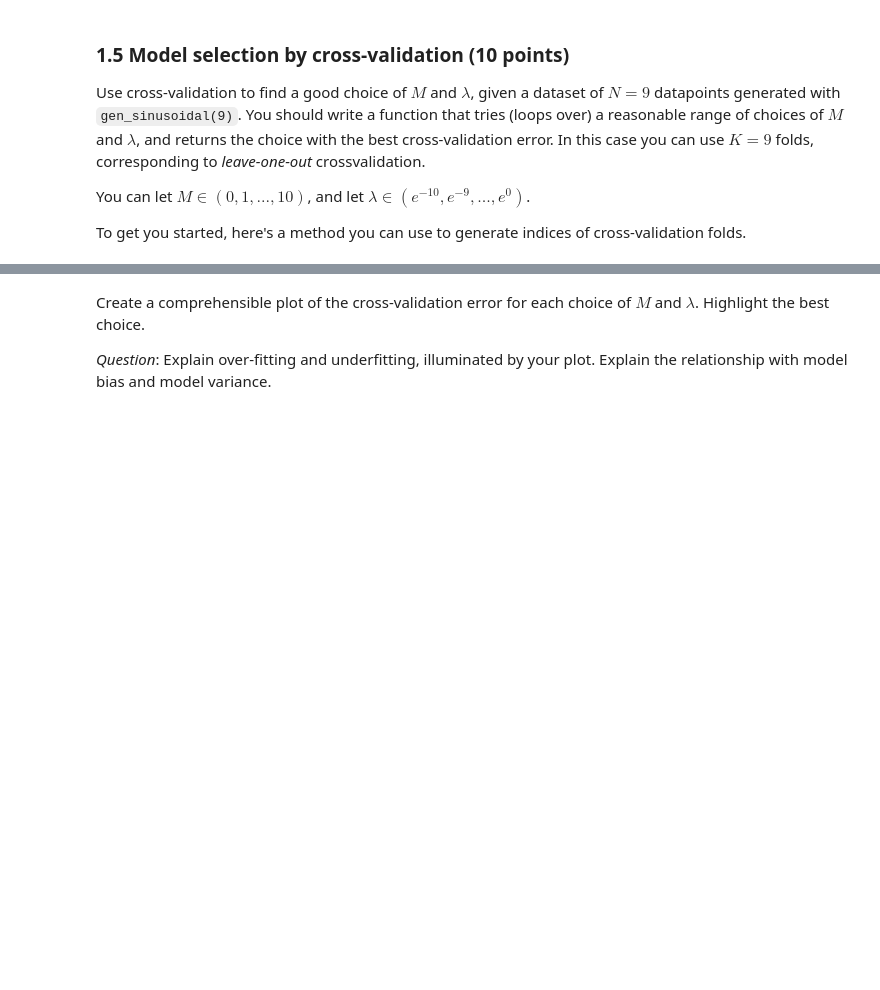
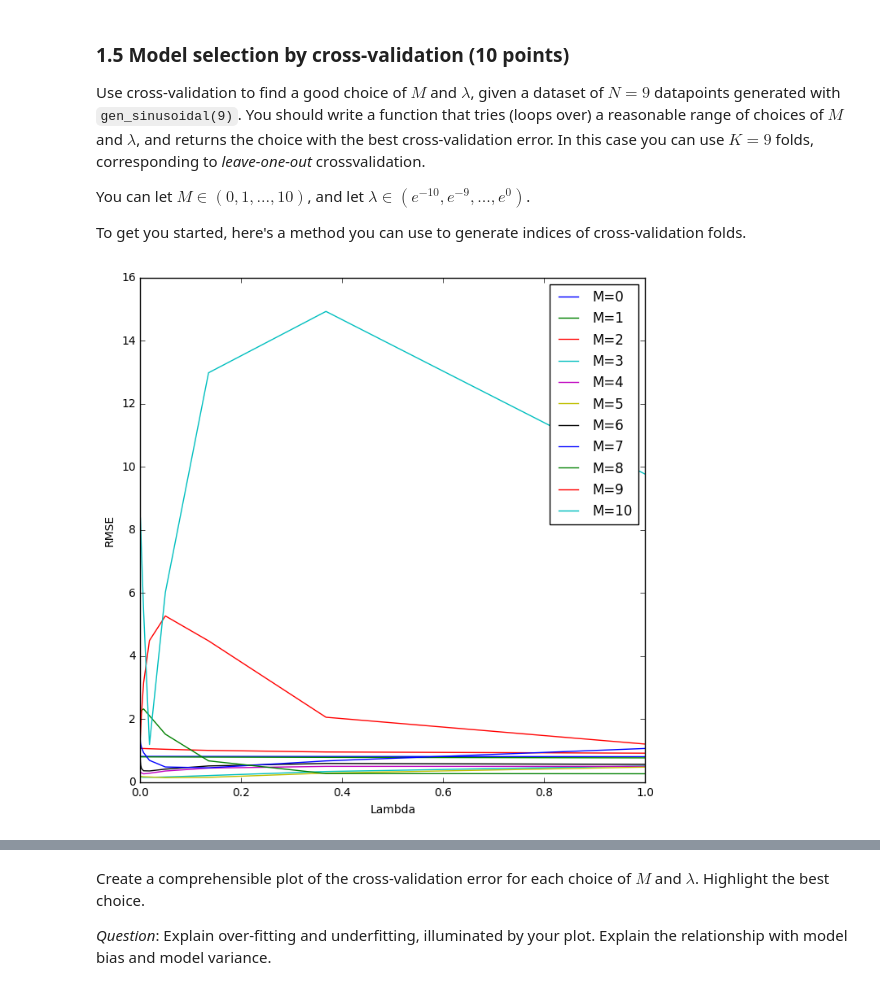
Before and after one commit to Vasileios-Charatsidis/machine_learning_1_labs, a Jupyter notebook: dana.ipynb, the cells around one changed output, grey strips where cells are left out. Saved outputs shown, nothing was run; the diff lists cells and outputs as text; code cells hidden in the pictures; blank space fills up the shorter version.

Commit message:
1.5 extended error

```diff
--- a/dana.ipynb
+++ b/dana.ipynb
@@ -93,6 +159,16 @@ Write a method `fit_polynomial_reg(x, t, M, lamb)` that fits a _regularized_ $M$
 $E(\bw) = \frac{1}{2} (\bPhi\bw - \bt)^T(\bPhi\bw - \bt) + \frac{\lambda}{2} \mathbf{w}^T \mathbf{w}$
 
 For background, see section 3.1.4 of Bishop's book.
+# %%
+# computes $w = \lp \Phi^T \Phi\rp^{-1} \cdot \Phi \cdot t$
+def fit_polynomial_reg(X,T,M,lamb):
+    # construct design matrix
+    phi = poly_design_matrix(X,M)
+
+    print()
+
+    # closed solution with Gaussian noise assumption
+    return compute_inverse(lamb*np.identity(phi.shape[1]) + phi.T.dot(phi)).dot(phi.T.dot(T))
 # %% [markdown]
 
 
@@ -119,0 +184,82 @@ def kfold_indices(N, k):
+# %%
+def kfold_indices(N, k):
+    all_indices = np.arange(N,dtype=int)
+    np.random.shuffle(all_indices)
+    idx = np.floor(np.linspace(0,N,k+1))
+    train_folds = []
+    valid_folds = []
+    for fold in range(k):
+        valid_indices = all_indices[idx[fold]:idx[fold+1]]
+        valid_folds.append(valid_indices)
+        train_folds.append(np.setdiff1d(all_indices, valid_indices))
+    return train_folds, valid_folds
+
+def mse(T_pred,T):
+    return .5*(T_pred-T).T.dot(T_pred-T)
+
+# Returns RMSE
+def rmse(T_pred,T):
+    return np.sqrt(2*mse(T_pred,T)/len(T))
+
+
+# For a single configuration of lambda and M returns
+# rmse_testing, rmse_training
+def train_model(lamb, m, X_tr, T_tr, X_te, T_te):
+
+    # train model on training data
+    w = fit_polynomial_reg(X_tr,T_tr,m,lamb)
+
+    # Design matrix for training and testing set
+    Phi_tr = poly_design_matrix(X_tr,m)
+    Phi_te = poly_design_matrix(X_te,m)
+    return rmse(Phi_te.dot(w),T_te), rmse(Phi_tr.dot(w),T_tr)
+
+
+# CV parameters
+N = 9
+M = np.arange(0,11,1)
+Lamb = np.exp(np.arange(-10,1))
+K = 9
+
+# generate data and CV indices
+X,T = gen_sinusoidal(N)
+tr_idx,te_idx = kfold_indices(N,K)
+
+# error matrix
+# row: lambda, columns: M
+Err_cv = np.matrix(np.zeros([len(Lamb),len(M)]))
+Err_tr = np.matrix(np.zeros([len(Lamb),len(M)]))
+
+# Run CV
+for k in range(0,K):
+
+    #training set
+    X_tr, T_tr = X[tr_idx[k]], T[tr_idx[k]]
+
+    #testing set
+    X_te, T_te = X[te_idx[k]], T[te_idx[k]]
+
+    for i in range(len(Lamb)):
+        for j in range(len(M)):
+            err_cv, err_tr = train_model(Lamb[i], M[j], X_tr, T_tr, X_te, T_te)
+            Err_cv[i,j] += err_cv/float(K)
+            Err_tr[i,j] += err_tr/float(K)
+
+# plot
+fig = plt.figure()
+plt.plot(Lamb,Err_cv,'-')
+plt.legend(['M='+str(m) for m in M])
+plt.xlabel('Lambda')
+plt.ylabel('RMSE')
+plt.title('CV Error')
+fig.set_figheight(8)
+fig.set_figwidth(8)
+plt.show()
+
+minL_i,minM_i = np.where(Err_cv == Err_cv.min())
+print 'Optimal M: %f' %M[minM_i]
+print 'Optimal Lambda: %f'%Lamb[minL_i]
+print 'Min CV RSME: %f' % Err_cv.min()
+print 'Min Training RSME: %f' % Err_tr.min()
+# %% [output]
+[figure, added]
```
Also changed, not shown: parts of 8 cells of this notebook.
